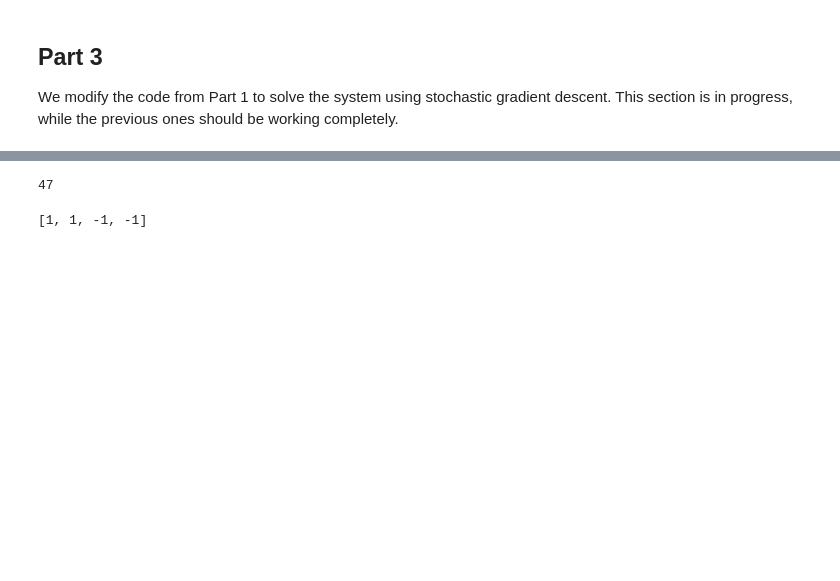
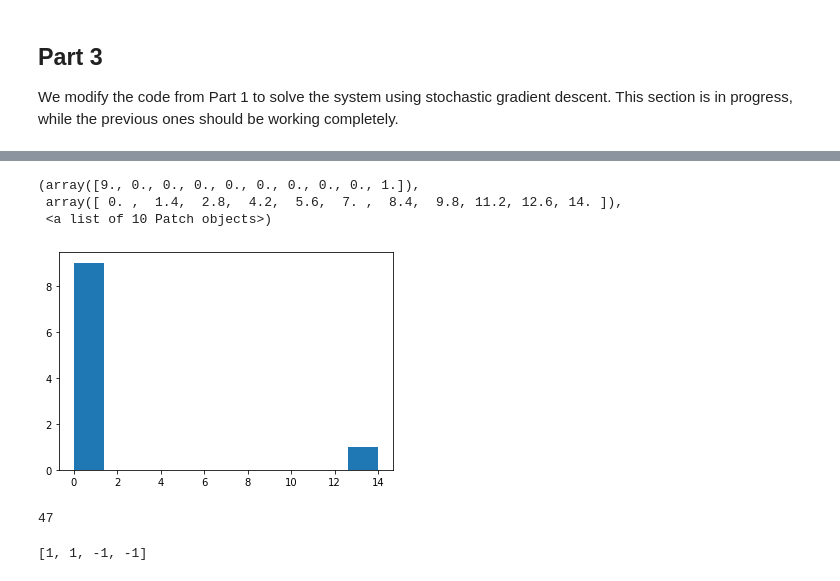
Before and after one commit to FilipMiljevic/Phy_571_project, a Jupyter notebook: N_spins.ipynb, the cells around one changed output, grey strips where cells are left out. Cells and saved outputs as stored; diff of their text form; code cells hidden in the pictures; blank space fills up the shorter version.

```diff
--- a/N_spins.ipynb
+++ b/N_spins.ipynb
@@ -364,0 +459,7 @@ def delta_E_mc(s):
+# %%
+plt.hist(x)
+# %% [output]
+(array([9., 0., 0., 0., 0., 0., 0., 0., 0., 1.]),
+ array([ 0. ,  1.4,  2.8,  4.2,  5.6,  7. ,  8.4,  9.8, 11.2, 12.6, 14. ]),
+ <a list of 10 Patch objects>)
+[figure, added]
```
Also changed, not shown: parts of 12 cells of this notebook.
